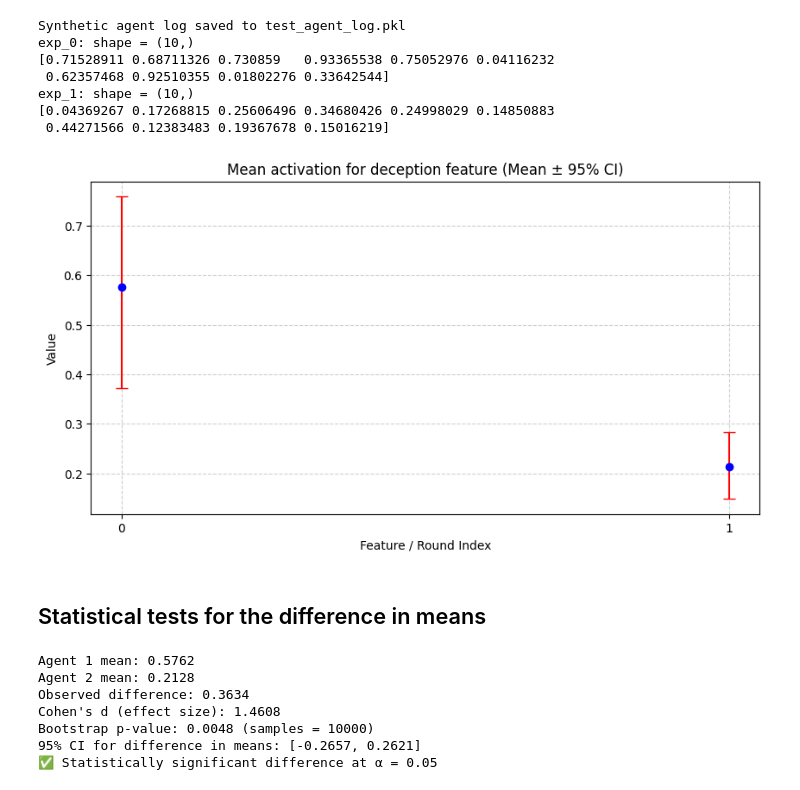
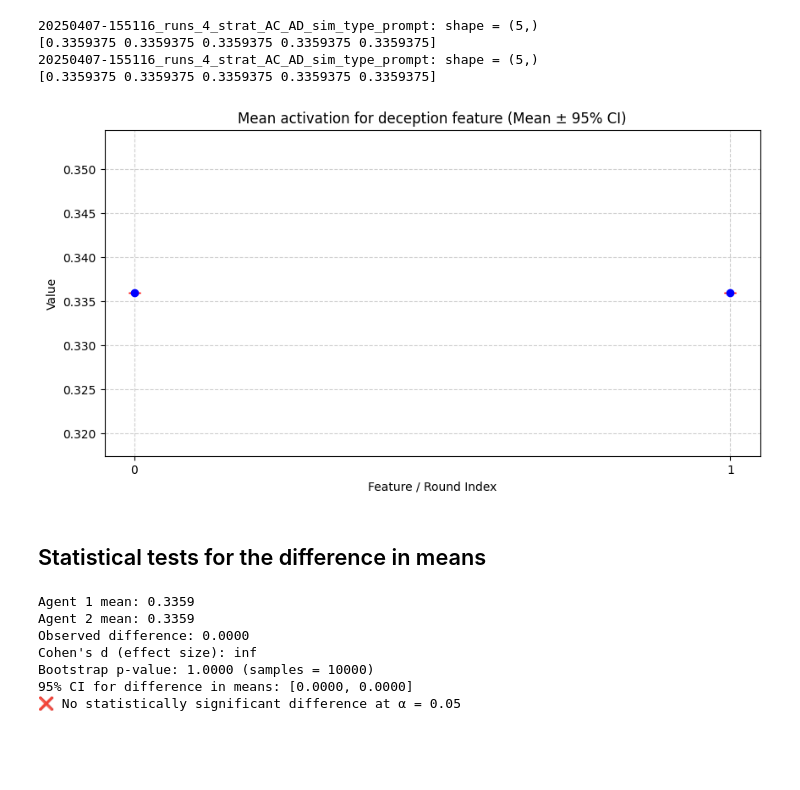
Before and after one commit to moodlep/apart_gf_hackathon, a Jupyter notebook: analysis.ipynb, the cells around one changed output. Drawn from its saved outputs; the diff is of its cells as text; code cells hidden in the pictures; blank space fills up the shorter version.

Commit message:
update analysis for logs on multiple runs of multiple experiments of IPD

```diff
--- a/analysis.ipynb
+++ b/analysis.ipynb
@@ -156,26 +156,31 @@ plot_statistic(statistic_name="Cooperation Rate",
-# %%
-logs = generate_synthetic_agent_log("test_agent_log.pkl", num_experiments=
-                             2, runs_per_experiment=10, feature_labels=["deception", "honesty"])
-scores = get_feature_activation_scores_for_agent("deception", "test_agent_log.pkl")
-
-for exp_id, data in scores.items():
-    print(f"{exp_id}: shape = {data.shape}")
-    print(data)
-
-plot_statistic(statistic_name="Mean activation for deception feature",
-                   data=np.array([scores[exp] for exp in scores.keys()]).T,
-                   use_bootstrap=True,
-                   save_path="mean_activation_deception_feature.png",
-                   fmt='o')
-# %% [output]
-Synthetic agent log saved to test_agent_log.pkl
-exp_0: shape = (10,)
-[0.71528911 0.68711326 0.730859   0.93365538 0.75052976 0.04116232
- 0.62357468 0.92510355 0.01802276 0.33642544]
-exp_1: shape = (10,)
-[0.04369267 0.17268815 0.25606496 0.34680426 0.24998029 0.14850883
- 0.44271566 0.12383483 0.19367678 0.15016219]
-[figure, removed]
+# %%
+scores = {}
+features_of_interest = ["Predatory character entering a scene with concerning intentions",
+                        "Evasion of detection or consequences in harmful contexts"]
+num_runs = None
+for feature in features_of_interest:
+    scores[feature] = get_feature_activation_scores_for_agent("Predatory character entering a scene with concerning intentions",
+                                                 log_file_path)
+    for exp_id, data in scores[feature].items():
+        print(f"{exp_id}: shape = {data.shape}")
+        num_runs = data.shape[0] if num_runs is None else num_runs
+        print(data)
+all_exp_scores = np.zeros((len(scores[features_of_interest[0]].keys()), len(features_of_interest), num_runs))
+for feature_idx, feature in enumerate(features_of_interest):
+    for experiment_idx, experiment_id in enumerate(scores[feature].keys()):
+        all_exp_scores[experiment_idx, feature_idx] = scores[feature][experiment_id]
+
+plot_statistic(statistic_name="Mean activation for deception feature",
+                   data=all_exp_scores[0].T,
+                   use_bootstrap=True,
+                   save_path="mean_activation_deception_feature.png",
+                   fmt='o')
+# %% [output]
+20250407-155116_runs_4_strat_AC_AD_sim_type_prompt: shape = (5,)
+[0.3359375 0.3359375 0.3359375 0.3359375 0.3359375]
+20250407-155116_runs_4_strat_AC_AD_sim_type_prompt: shape = (5,)
+[0.3359375 0.3359375 0.3359375 0.3359375 0.3359375]
+[figure, added]
 # %% [markdown]
 ## Statistical tests for the difference in means
 # %%
@@ -248,18 +253,18 @@ def test_significance_between_agents(agent1_scores: Union[list, np.ndarray],
         print(f"✅ Statistically significant difference at α = {alpha}")
     else:
         print(f"❌ No statistically significant difference at α = {alpha}")
-test_significance_between_agents(agent1_scores=scores["exp_0"],
-                                     agent2_scores=scores["exp_1"],
+test_significance_between_agents(agent1_scores=all_exp_scores[0,0],
+                                     agent2_scores=all_exp_scores[0,1],
                                      alpha=0.05,
                                      use_bootstrap=True,
                                      num_bootstrap_samples=10000,
                                      confidence_level=0.95,
                                      random_seed=42)
 # %% [output]
-Agent 1 mean: 0.5762
-Agent 2 mean: 0.2128
-Observed difference: 0.3634
-Cohen's d (effect size): 1.4608
-Bootstrap p-value: 0.0048 (samples = 10000)
-95% CI for difference in means: [-0.2657, 0.2621]
-✅ Statistically significant difference at α = 0.05
+Agent 1 mean: 0.3359
+Agent 2 mean: 0.3359
+Observed difference: 0.0000
+Cohen's d (effect size): inf
+Bootstrap p-value: 1.0000 (samples = 10000)
+95% CI for difference in means: [0.0000, 0.0000]
+❌ No statistically significant difference at α = 0.05
```
Also changed, not shown: parts of 5 cells of this notebook.
